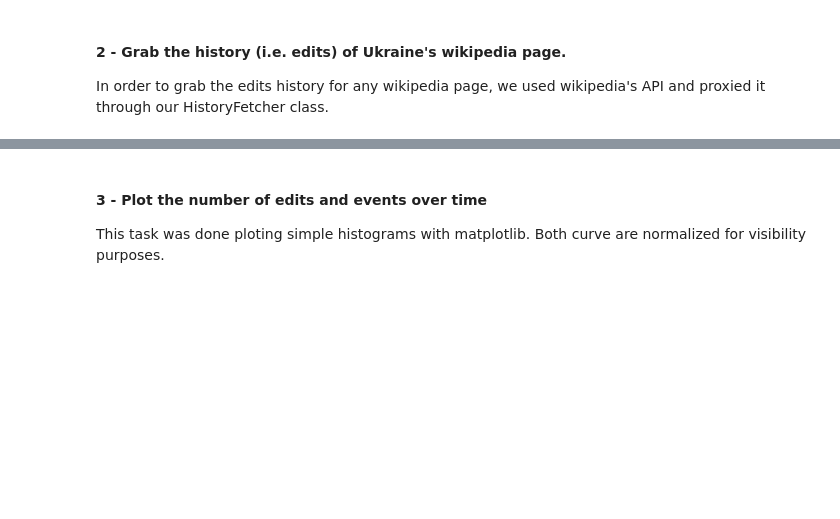
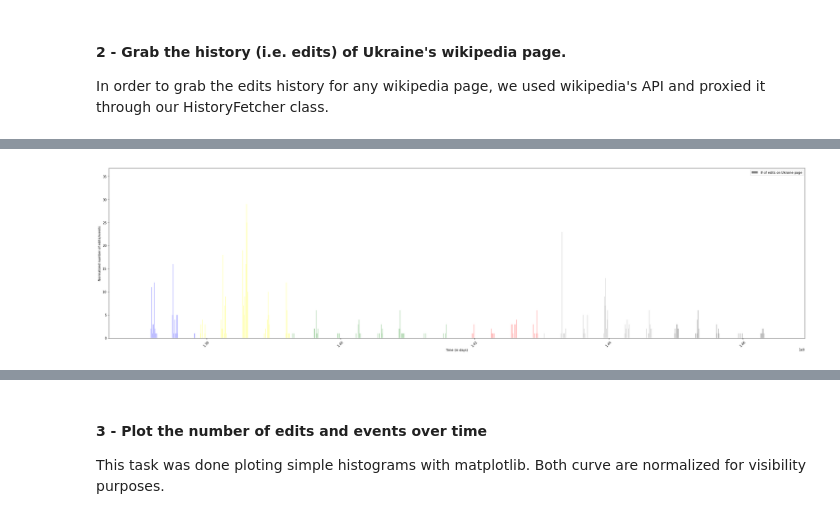
Before and after one commit to Amaumaury/ada-2017, a Jupyter notebook: project/Milestone2.ipynb, the cells around one changed output, grey strips where cells are left out. Drawn from its saved outputs; the diff is of its cells as text; code cells hidden in the pictures; blank space fills up the shorter version.

Commit message:
Add draft of model 1 & 2

```diff
--- a/project/Milestone2.ipynb
+++ b/project/Milestone2.ipynb
@@ -89,0 +143,3 @@ ukraine_edits_dates = list(map(lambda revision: revision['timestamp'], response)
+# %%
+model = GaussianMixture(n_components=6)
+model.fit(np.array(ukraine_edits_seconds).reshape(-1, 1))
@@ -89,0 +186,11 @@ ukraine_edits_dates = list(map(lambda revision: revision['timestamp'], response)
+# %%
+labels = model.predict(np.array(ukraine_edits_seconds).reshape(-1, 1))
+
+color_map = {0: 'blue',
+             1: 'red',
+             2: 'green',
+             3: 'yellow',
+             4: 'black',
+             5: 'grey'}
+
+labels = list(map(lambda label: color_map[label], labels))
@@ -89,0 +199,23 @@ ukraine_edits_dates = list(map(lambda revision: revision['timestamp'], response)
+# %%
+tmp = []
+for k, g in itertools.groupby(list(zip(labels, ukraine_edits_seconds)), key=lambda e: e[0]):
+    filtered_g = list(map(lambda g: g[1], list(g)))
+    tmp.append((k, filtered_g))
+# %%
+colors, edits = list(zip(*tmp))
+# %%
+# Add historgram for the number of edits on ukraine's wikipedia page (normalized)
+plt.figure(figsize=(40,10))
+n_wiki, bins_wiki, patches_wiki = plt.hist(edits,\
+                                           bins=1000,\
+                                           color=colors,\
+                                           alpha=0.5,\
+                                           label='# of edits on Ukraine page')
+
+plt.xticks(rotation=45)
+plt.xlabel('Time (in days)')
+plt.ylabel('Normalized number of edits/events')
+plt.legend(loc='upper right')
+plt.show()
+# %% [output]
+[figure, added]
```
Also changed, not shown: parts of 36 cells of this notebook.
